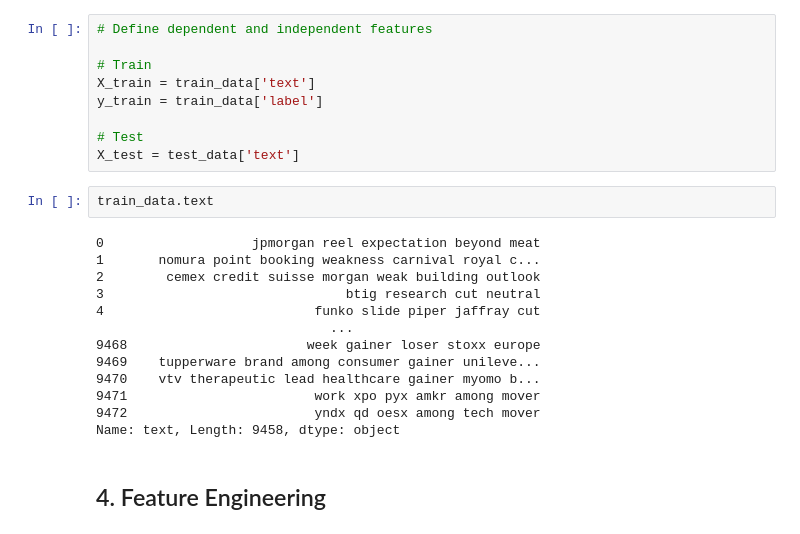
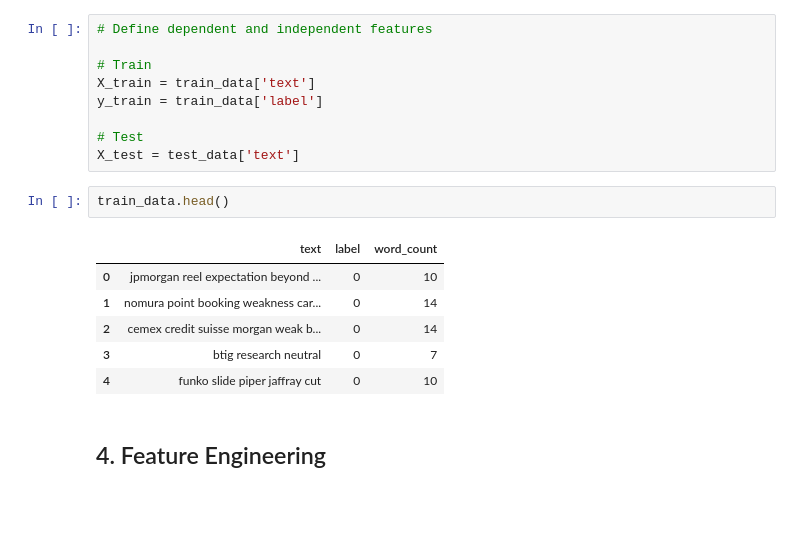
Before and after one commit to M4rtinsFons3caConsulting/TextMining, a Jupyter notebook: notebooks/project.ipynb, the cells around one changed output. Drawn from its saved outputs; the diff is of its cells as text; blank space fills up the shorter version.

```diff
--- a/notebooks/project.ipynb
+++ b/notebooks/project.ipynb
@@ -346,20 +348,14 @@ y_train = train_data['label']
 # Test
 X_test = test_data['text']
 # %%
-train_data.text
+train_data.head()
 # %% [output]
-0                   jpmorgan reel expectation beyond meat
-1       nomura point booking weakness carnival royal c...
-2        cemex credit suisse morgan weak building outlook
-3                               btig research cut neutral
-4                           funko slide piper jaffray cut
-                              ...
-9468                       week gainer loser stoxx europe
-9469    tupperware brand among consumer gainer unileve...
-9470    vtv therapeutic lead healthcare gainer myomo b...
-9471                        work xpo pyx amkr among mover
-9472                        yndx qd oesx among tech mover
-Name: text, Length: 9458, dtype: object
+|  | text | label | word_count |
+| 0 | jpmorgan reel expectation beyond ... | 0 | 10 |
+| 1 | nomura point booking weakness car... | 0 | 14 |
+| 2 | cemex credit suisse morgan weak b... | 0 | 14 |
+| 3 | btig research neutral | 0 | 7 |
+| 4 | funko slide piper jaffray cut | 0 | 10 |
 # %% [markdown]
 ## 4. Feature Engineering
 # %% [markdown]
```
Also changed, not shown: parts of 46 cells of this notebook, 4 other files.
